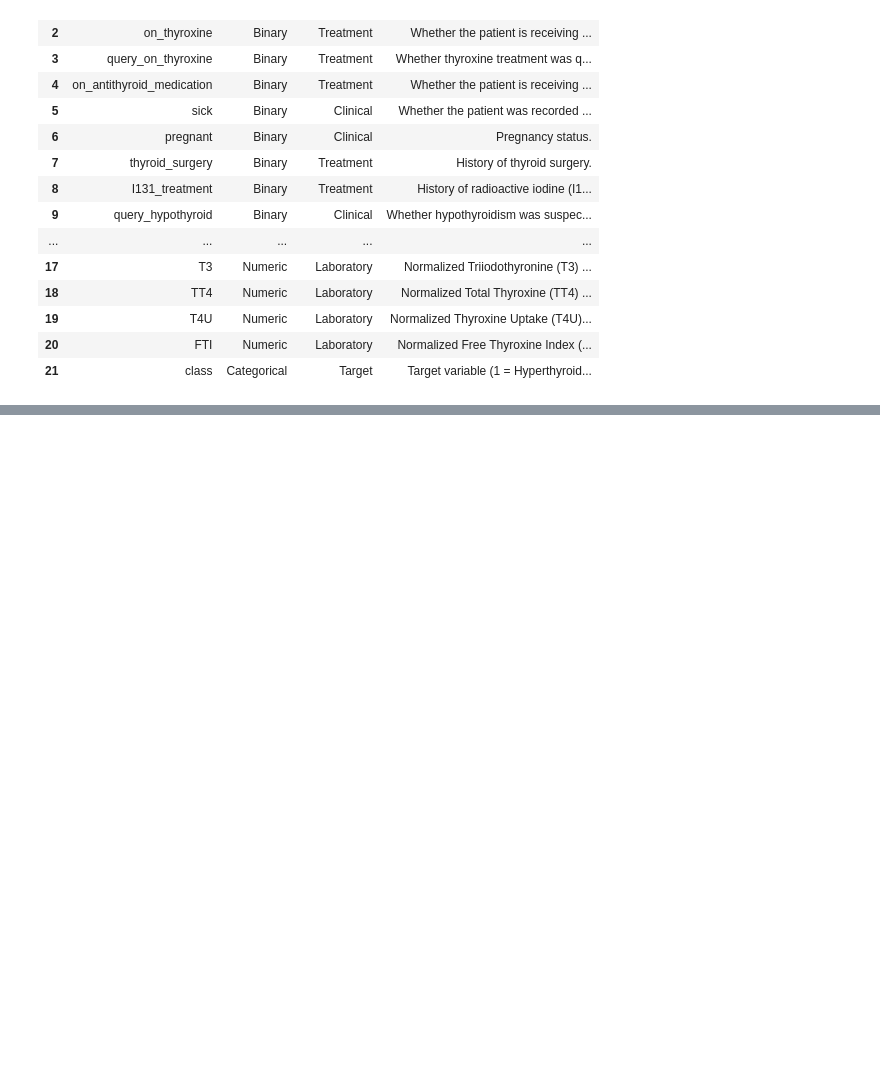
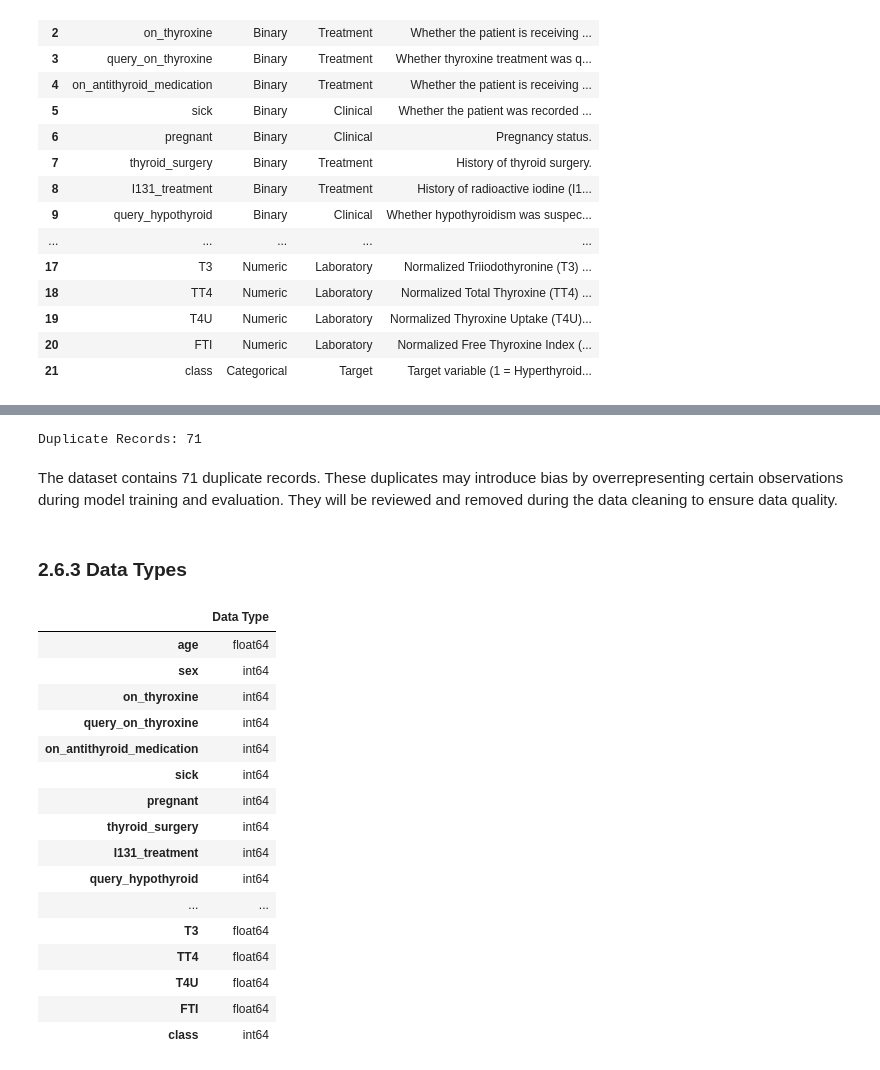
Before and after one commit to byegond-beep/Multi-class-Thyroid-Disease-Classification, a Jupyter notebook: notebook.ipynb, the cells around one changed output, grey strips where cells are left out. Saved outputs shown, nothing was run; the diff lists cells and outputs as text; code cells hidden in the pictures; blank space fills up the shorter version.

```diff
--- a/notebook.ipynb
+++ b/notebook.ipynb
@@ -325,0 +361,30 @@ data_dictionary
+# %%
+duplicates = df.duplicated().sum()
+
+print(f"Duplicate Records: {duplicates}")
+# %% [output]
+Duplicate Records: 71
+# %% [markdown]
+The dataset contains 71 duplicate records. These duplicates may introduce bias by overrepresenting certain observations during model training and evaluation. They will be reviewed and removed during the data cleaning to ensure data quality.
+# %% [markdown]
+### 2.6.3 Data Types
+# %%
+df.dtypes.to_frame(name="Data Type")
+# %% [output]
+|  | Data Type |
+| age | float64 |
+| sex | int64 |
+| on_thyroxine | int64 |
+| query_on_thyroxine | int64 |
+| on_antithyroid_medication | int64 |
+| sick | int64 |
+| pregnant | int64 |
+| thyroid_surgery | int64 |
+| I131_treatment | int64 |
+| query_hypothyroid | int64 |
+| ... | ... |
+| T3 | float64 |
+| TT4 | float64 |
+| T4U | float64 |
+| FTI | float64 |
+| class | int64 |
```
Also changed, not shown: parts of 16 cells of this notebook.
